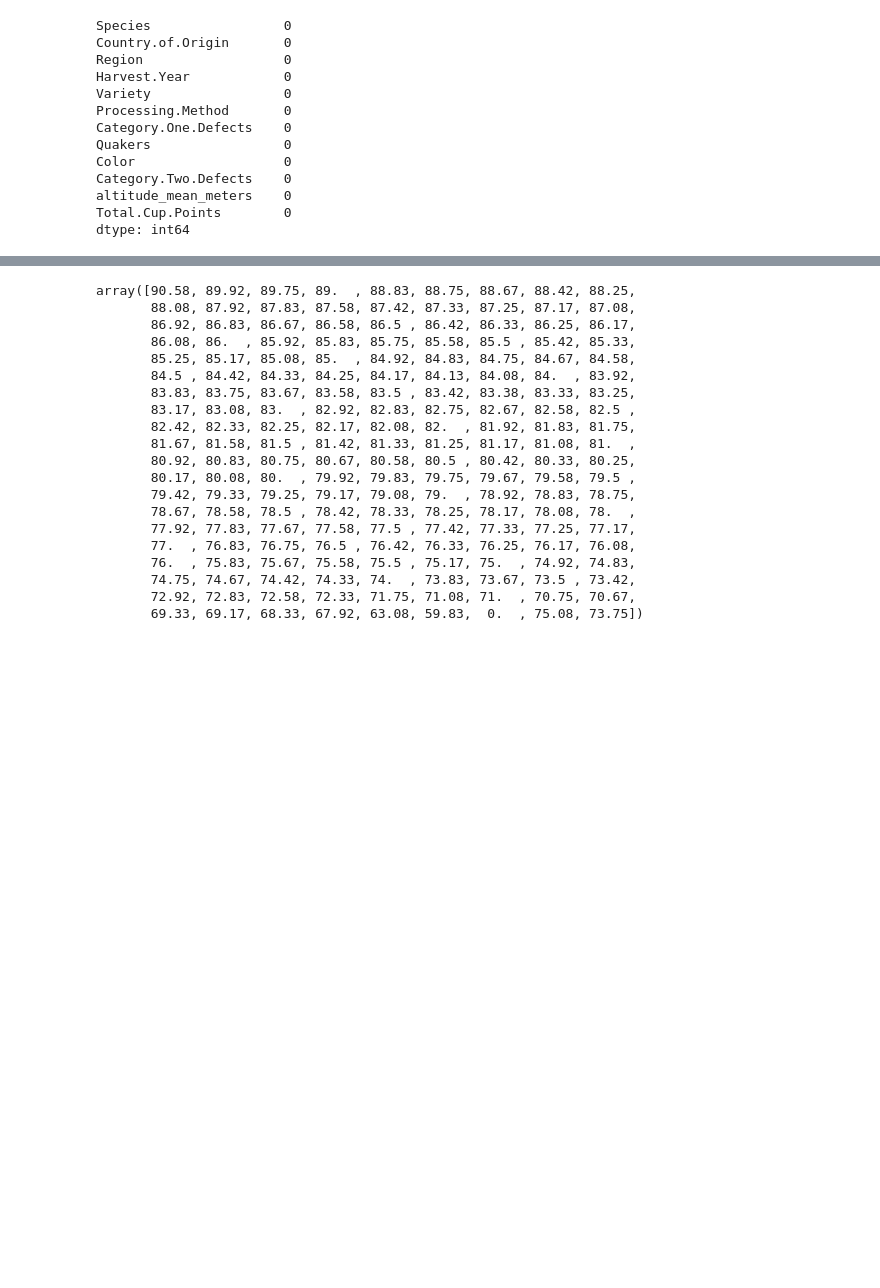
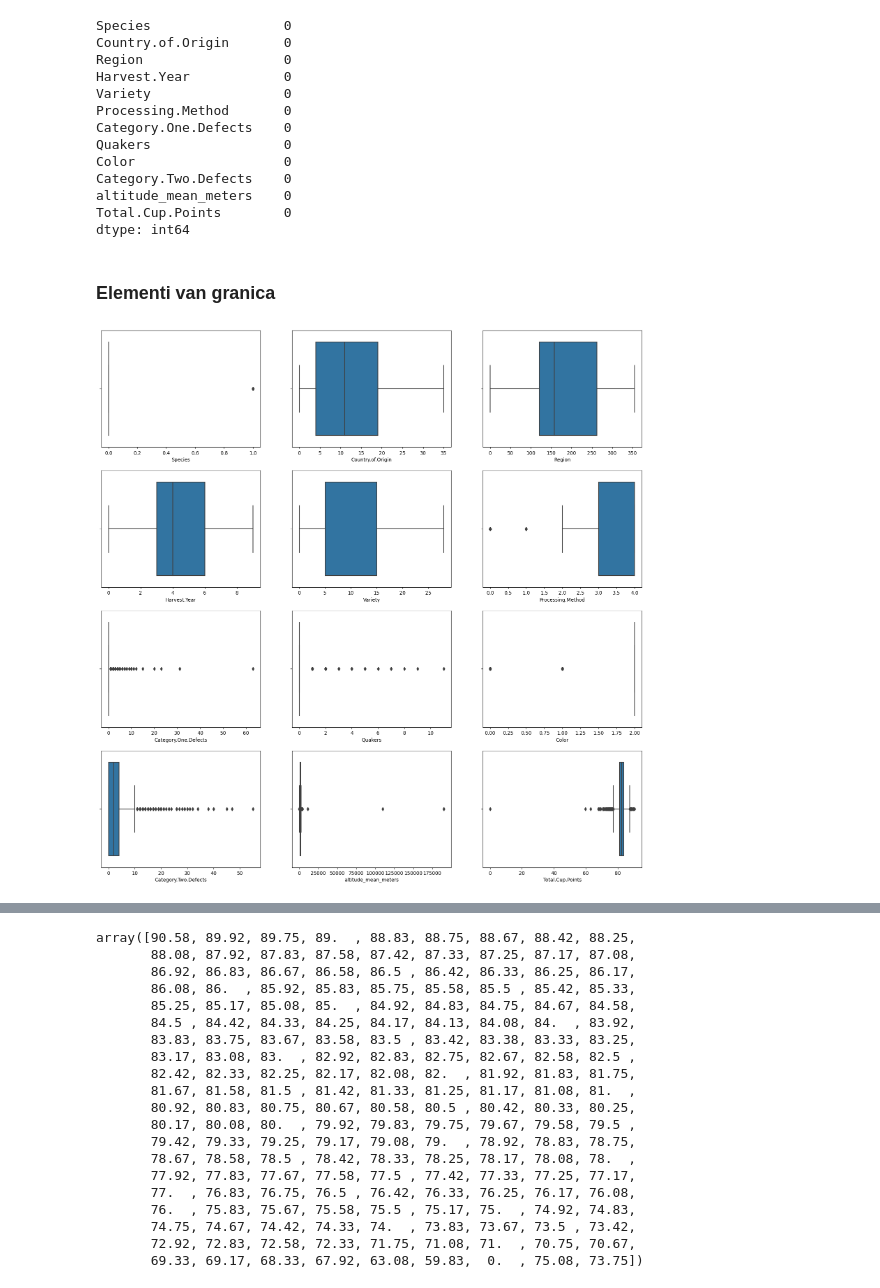
Before and after one commit to MATF-istrazivanje-podataka-1/2023_Data_Mining_Coffee_Quality_Dataset, a Jupyter notebook: Analiza_I_Pretprocesiranje.ipynb, the cells around one changed output, grey strips where cells are left out. Drawn from its saved outputs; the diff is of its cells as text; code cells hidden in the pictures; blank space fills up the shorter version.

```diff
--- a/Analiza_I_Pretprocesiranje.ipynb
+++ b/Analiza_I_Pretprocesiranje.ipynb
@@ -245,3 +245,12 @@ Category.Two.Defects    0
 altitude_mean_meters    0
 Total.Cup.Points        0
 dtype: int64
+# %% [markdown]
+### Elementi van granica
+# %%
+fig, axs = plt.subplots(4, 3, figsize=(20, 20))
+for attr, ax in zip(coffee_subset.columns, axs.ravel()):
+    sns.boxplot(x=coffee_subset[attr], ax=ax)
+plt.show()
+# %% [output]
+[figure, added]
```
Also changed, not shown: parts of 12 cells of this notebook, 4 other files.
